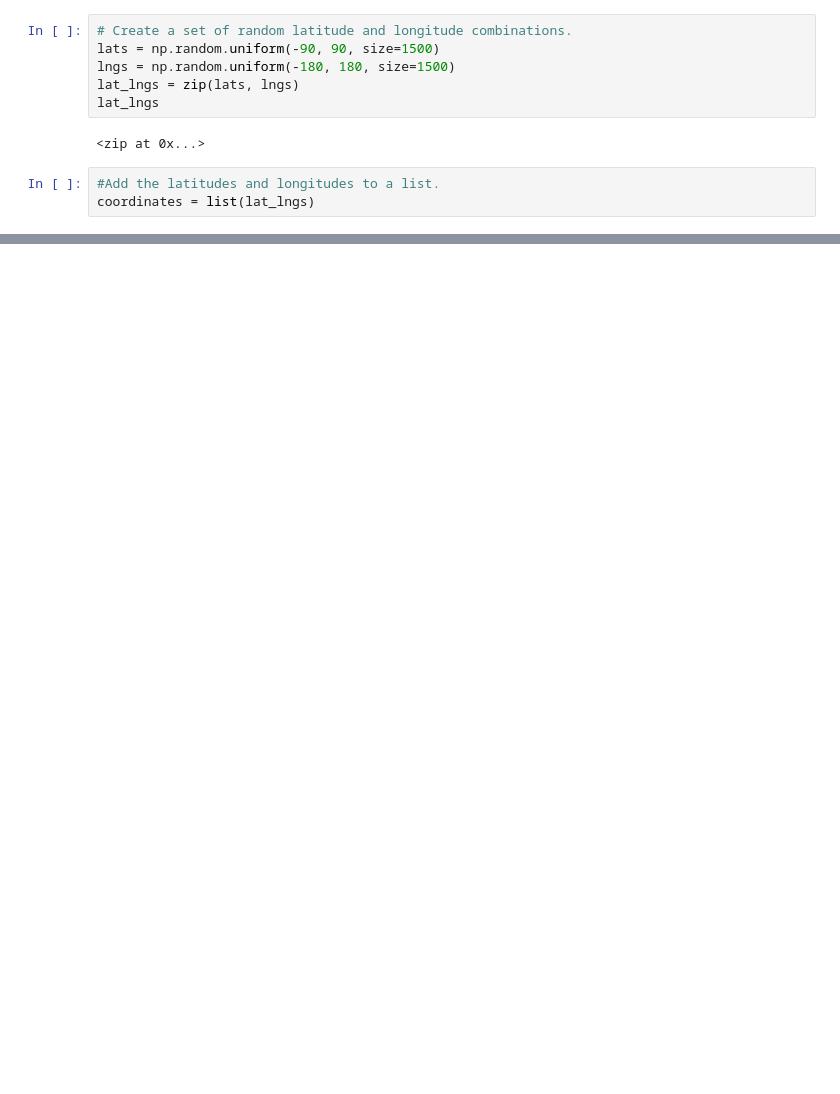
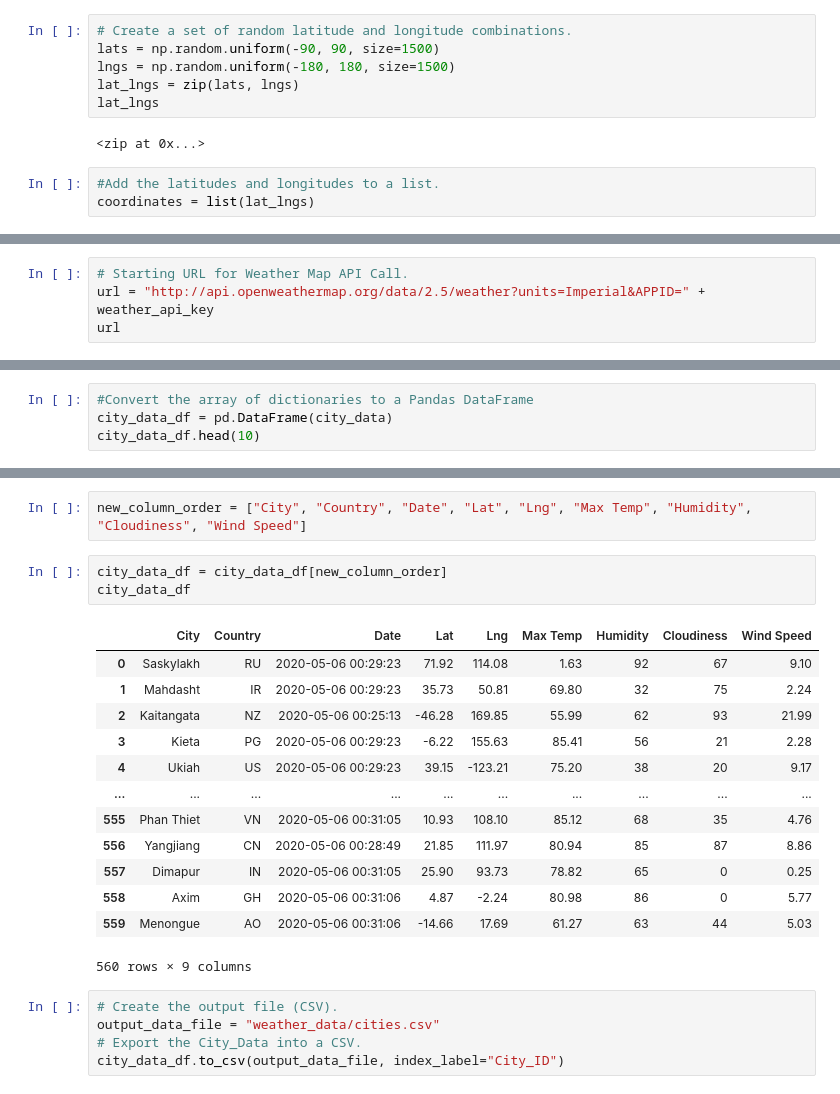
Before and after one commit to baileyspraggins/World_Weather_Analysis, a Jupyter notebook: WeatherPy.ipynb, the cells around one changed output, grey strips where cells are left out. Saved outputs shown, nothing was run; the diff lists cells and outputs as text; blank space fills up the shorter version.

Commit message:
Weather Data

```diff
--- a/WeatherPy.ipynb
+++ b/WeatherPy.ipynb
@@ -33,0 +40,4 @@ len(cities)
+# %%
+# Starting URL for Weather Map API Call.
+url = "http://api.openweathermap.org/data/2.5/weather?units=Imperial&APPID=" + weather_api_key
+url
@@ -33,0 +128,4 @@ len(cities)
+# %%
+#Convert the array of dictionaries to a Pandas DataFrame
+city_data_df = pd.DataFrame(city_data)
+city_data_df.head(10)
@@ -33,0 +144,24 @@ len(cities)
+# %%
+new_column_order = ["City", "Country", "Date", "Lat", "Lng", "Max Temp", "Humidity", "Cloudiness", "Wind Speed"]
+# %%
+city_data_df = city_data_df[new_column_order]
+city_data_df
+# %% [output]
+|  | City | Country | Date | Lat | Lng | Max Temp | Humidity | Cloudiness | Wind Speed |
+| 0 | Saskylakh | RU | 2020-05-06 00:29:23 | 71.92 | 114.08 | 1.63 | 92 | 67 | 9.10 |
+| 1 | Mahdasht | IR | 2020-05-06 00:29:23 | 35.73 | 50.81 | 69.80 | 32 | 75 | 2.24 |
+| 2 | Kaitangata | NZ | 2020-05-06 00:25:13 | -46.28 | 169.85 | 55.99 | 62 | 93 | 21.99 |
+| 3 | Kieta | PG | 2020-05-06 00:29:23 | -6.22 | 155.63 | 85.41 | 56 | 21 | 2.28 |
+| 4 | Ukiah | US | 2020-05-06 00:29:23 | 39.15 | -123.21 | 75.20 | 38 | 20 | 9.17 |
+| ... | ... | ... | ... | ... | ... | ... | ... | ... | ... |
+| 555 | Phan Thiet | VN | 2020-05-06 00:31:05 | 10.93 | 108.10 | 85.12 | 68 | 35 | 4.76 |
+| 556 | Yangjiang | CN | 2020-05-06 00:28:49 | 21.85 | 111.97 | 80.94 | 85 | 87 | 8.86 |
+| 557 | Dimapur | IN | 2020-05-06 00:31:05 | 25.90 | 93.73 | 78.82 | 65 | 0 | 0.25 |
+| 558 | Axim | GH | 2020-05-06 00:31:06 | 4.87 | -2.24 | 80.98 | 86 | 0 | 5.77 |
+| 559 | Menongue | AO | 2020-05-06 00:31:06 | -14.66 | 17.69 | 61.27 | 63 | 44 | 5.03 |
+560 rows × 9 columns
+# %%
+# Create the output file (CSV).
+output_data_file = "weather_data/cities.csv"
+# Export the City_Data into a CSV.
+city_data_df.to_csv(output_data_file, index_label="City_ID")
```
Also changed, not shown: parts of 7 cells of this notebook, 3 other files.
